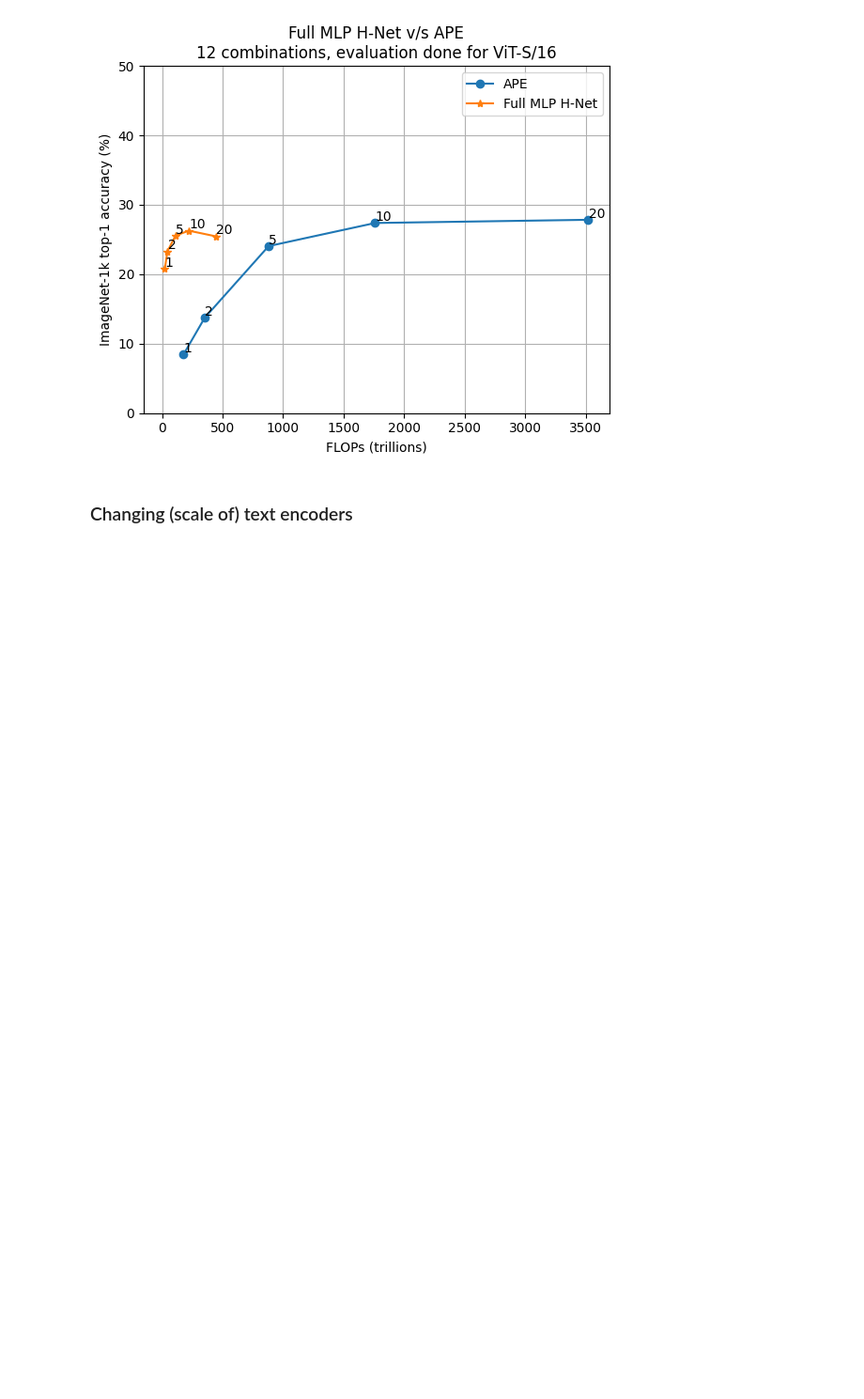
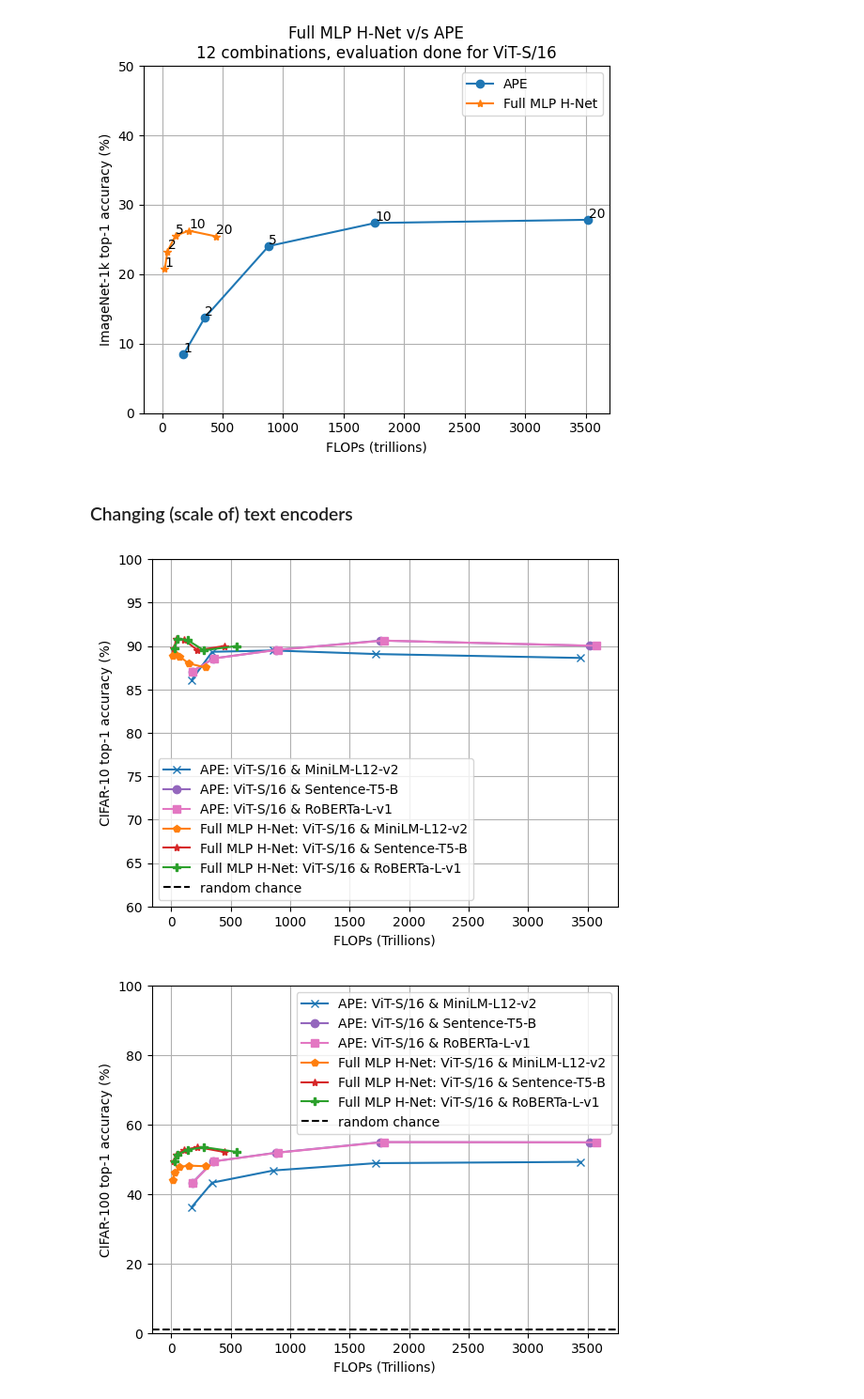
Before and after one commit to jaisidhsingh/hypa-new, a Jupyter notebook: hyperalignment/plot.ipynb, the cells around one changed output. Shown at 94% size. Saved outputs shown, nothing was run; the diff lists cells and outputs as text; code cells hidden in the pictures; blank space fills up the shorter version.

```diff
--- a/hyperalignment/plot.ipynb
+++ b/hyperalignment/plot.ipynb
@@ -141,25 +141,56 @@ plt.show()
 # %%
 ape_minilm = {'exp_name': 'vit_small_patch16_224_all-MiniLM-L12-v2', 'seed': 0, 'eval': {'epoch_1': {'cifar10': 86.1, 'cifar100': 36.26, 'imagenet1k': 12.41}, 'epoch_2': {'cifar10': 89.33, 'cifar100': 43.29, 'imagenet1k': 17.05}, 'epoch_5': {'cifar10': 89.48, 'cifar100': 46.8, 'imagenet1k': 19.63}, 'epoch_10': {'cifar10': 89.07, 'cifar100': 48.9, 'imagenet1k': 22.84}, 'epoch_20': {'cifar10': 88.62, 'cifar100': 49.27, 'imagenet1k': 23.21}}}
 ape_st5b = {'exp_name': 'vit_small_patch16_224_sentence-t5-base', 'seed': 0, 'eval': {'epoch_1': {'cifar10': 75.59, 'cifar100': 24.37, 'imagenet1k': 8.42}, 'epoch_2': {'cifar10': 87.18, 'cifar100': 33.79, 'imagenet1k': 13.73}, 'epoch_5': {'cifar10': 90.3, 'cifar100': 49.64, 'imagenet1k': 24.05}, 'epoch_10': {'cifar10': 89.97, 'cifar100': 54.76, 'imagenet1k': 27.38}, 'epoch_20': {'cifar10': 89.64, 'cifar100': 54.69, 'imagenet1k': 27.84}}}
 ape_roberta = {'exp_name': 'vit_small_patch16_224_all-roberta-large-v1', 'seed': 0, 'eval': {'epoch_1': {'cifar10': 87.06, 'cifar100': 43.23, 'imagenet1k': 16.61}, 'epoch_2': {'cifar10': 88.56, 'cifar100': 49.4, 'imagenet1k': 22.1}, 'epoch_5': {'cifar10': 89.55, 'cifar100': 51.91, 'imagenet1k': 28.6}, 'epoch_10': {'cifar10': 90.62, 'cifar100': 54.96, 'imagenet1k': 30.21}, 'epoch_20': {'cifar10': 90.02, 'cifar100': 54.89, 'imagenet1k': 30.17}}}
 
 hnet_minilm = {'exp_name': 'allMiniLM_hnet_12-4_fmlp_c-32_bs-512_lr-1e-2', 'seed': 0, 'eval': {'epoch_1': {'cifar10': 88.85, 'cifar100': 43.99, 'imagenet1k': 19.53}, 'epoch_2': {'cifar10': 89.07, 'cifar100': 46.19, 'imagenet1k': 20.6}, 'epoch_5': {'cifar10': 88.78, 'cifar100': 47.81, 'imagenet1k': 21.34}, 'epoch_10': {'cifar10': 88.0, 'cifar100': 48.2, 'imagenet1k': 21.54}, 'epoch_20': {'cifar10': 87.52, 'cifar100': 48.01, 'imagenet1k': 20.85}}}
 hnet_st5b = {'exp_name': 'hnet_12-4_fmlp_c-32_bs-512_lr-1e-2', 'seed': 0, 'eval': {'epoch_1': {'cifar10': 89.79, 'cifar100': 44.31, 'imagenet1k': 20.74}, 'epoch_2': {'cifar10': 90.68, 'cifar100': 48.19, 'imagenet1k': 23.29}, 'epoch_5': {'cifar10': 90.97, 'cifar100': 51.7, 'imagenet1k': 25.56}, 'epoch_10': {'cifar10': 90.48, 'cifar100': 53.25, 'imagenet1k': 26.27}, 'epoch_20': {'cifar10': 90.36, 'cifar100': 52.6, 'imagenet1k': 25.46}}}
 hnet_roberta = {'exp_name': 'roberta_hnet_12-4_fmlp_c-32_bs-512_lr-1e-2', 'seed': 0, 'eval': {'epoch_1': {'cifar10': 89.69, 'cifar100': 49.36, 'imagenet1k': 25.42}, 'epoch_2': {'cifar10': 90.85, 'cifar100': 51.43, 'imagenet1k': 26.76}, 'epoch_5': {'cifar10': 90.68, 'cifar100': 52.74, 'imagenet1k': 27.68}, 'epoch_10': {'cifar10': 89.5, 'cifar100': 53.51, 'imagenet1k': 28.04}, 'epoch_20': {'cifar10': 89.99, 'cifar100': 52.14, 'imagenet1k': 27.26}}}
 
 
 benchmarks = ["cifar10", "cifar100", "imagenet1k"]
 names = {"cifar10": "CIFAR-10", "cifar100": "CIFAR-100", "imagenet1k": "ImageNet-1k"}
-lims = {"cifar10": [0.0, 100.0], "cifar100": [0.0, 100.0], "imagenet1k": [0.0, 50]}
+lims = {"cifar10": [60, 100.0], "cifar100": [0.0, 100.0], "imagenet1k": [0.0, 50]}
 rcs = {"cifar10": 10.0, "cifar100": 1.0, "imagenet1k": 0.1}
 epochs = [1, 2, 5, 10, 20]
 
 for bench in benchmarks:
     ape_acc1 = [ape_minilm["eval"][f"epoch_{e}"][bench] for e in epochs]
+    ape_flops1 = [14.34 * e * 12 for e in epochs]
+
     ape_acc2 = [ape_st5b["eval"][f"epoch_{e}"][bench] for e in epochs]
+    ape_flops2 = [14.676 * e * 12 for e in epochs]
+
     ape_acc3 = [ape_roberta["eval"][f"epoch_{e}"][bench] for e in epochs]
+    ape_flops3 = [14.895 * e * 12 for e in epochs]
 
 
     hnet_acc1 = [hnet_minilm["eval"][f"epoch_{e}"][bench] for e in epochs]
+    hnet_flops1 = [14.4 * e for e in epochs]
+
     hnet_acc2 = [hnet_st5b["eval"][f"epoch_{e}"][bench] for e in epochs]
+    hnet_flops2 = [22.165 * e for e in epochs]
+
     hnet_acc3 = [hnet_roberta["eval"][f"epoch_{e}"][bench] for e in epochs]
+    hnet_flops3 = [27.34 * e for e in epochs]
+
+    plt.plot(ape_flops1, ape_acc1, color="tab:blue", marker="x", label="APE: ViT-S/16 & MiniLM-L12-v2")
+    plt.plot(ape_flops2, ape_acc3, color="tab:purple", marker="o", label="APE: ViT-S/16 & Sentence-T5-B")
+    plt.plot(ape_flops3, ape_acc3, color="tab:pink", marker="s", label="APE: ViT-S/16 & RoBERTa-L-v1")
+
+
+    plt.plot(hnet_flops1, hnet_acc1, color="tab:orange", marker="p", label="Full MLP H-Net: ViT-S/16 & MiniLM-L12-v2")
+    plt.plot(hnet_flops2, hnet_acc3, color="tab:red", marker="*", label="Full MLP H-Net: ViT-S/16 & Sentence-T5-B")
+    plt.plot(hnet_flops3, hnet_acc3, color="tab:green", marker="P", label="Full MLP H-Net: ViT-S/16 & RoBERTa-L-v1")
+
+    plt.axhline(rcs[bench], linestyle="--", color="black", label="random chance")
+
+    plt.legend()
+    plt.ylim(lims[bench])
+    plt.ylabel(f"{names[bench]} top-1 accuracy (%)")
+    plt.xlabel("FLOPs (Trillions)")
+    plt.grid(True)
+    plt.show()
+# %% [output]
+[figure, added]
+[figure, added]
```
Also changed, not shown: parts of 1 cell of this notebook, 2 other files.
